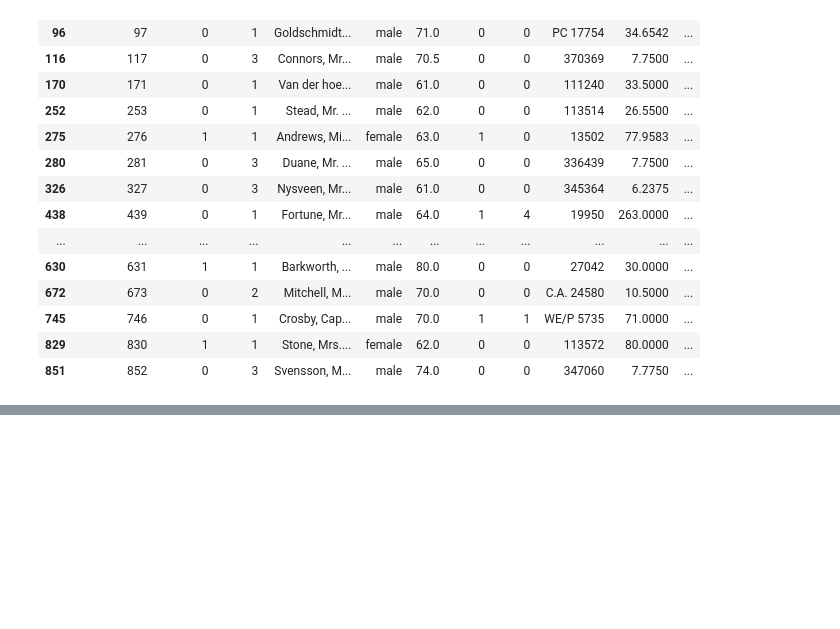
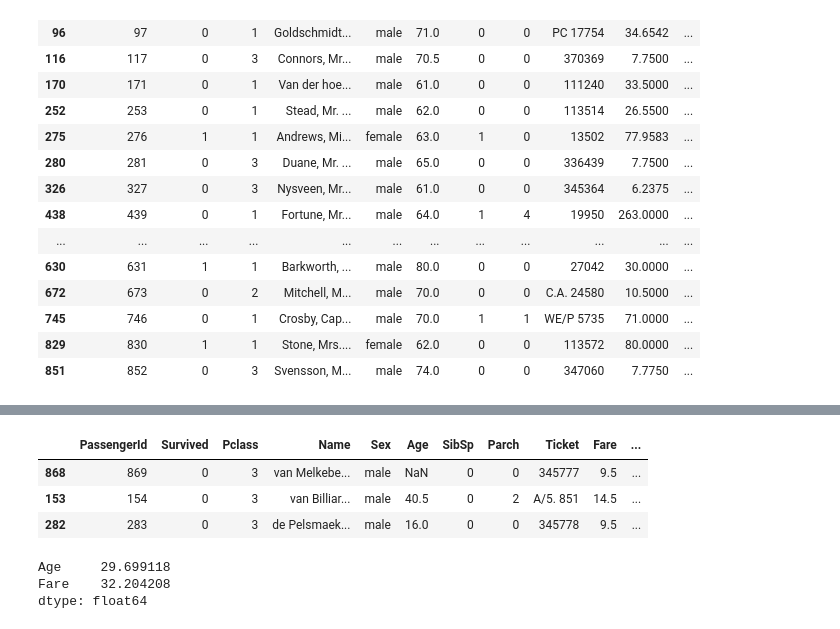
Before and after one commit to jxxyyyn/machineLearningStudy, a Jupyter notebook: chapter1-2_pandas.ipynb, the cells around one changed output, grey strips where cells are left out. Drawn from its saved outputs; the diff is of its cells as text; code cells hidden in the pictures; blank space fills up the shorter version.

```diff
--- a/chapter1-2_pandas.ipynb
+++ b/chapter1-2_pandas.ipynb
@@ -462,0 +482,20 @@ print(titanic_df_complex)
+# %%
+titanic_sorted = titanic_df.sort_values(by=['Name'])
+titanic_sorted.head(3)
+
+titanic_sorted = titanic_df.sort_values(by=['Pclass', 'Name'], ascending=False)
+titanic_sorted.head(3)
+# %% [output]
+|  | PassengerId | Survived | Pclass | Name | Sex | Age | SibSp | Parch | Ticket | Fare | ... |
+| 868 | 869 | 0 | 3 | van Melkebe... | male | NaN | 0 | 0 | 345777 | 9.5 | ... |
+| 153 | 154 | 0 | 3 | van Billiar... | male | 40.5 | 0 | 2 | A/5. 851 | 14.5 | ... |
+| 282 | 283 | 0 | 3 | de Pelsmaek... | male | 16.0 | 0 | 0 | 345778 | 9.5 | ... |
+# %%
+titanic_df.count()
+
+# 특정 칼럼에 aggregation 적용하기
+titanic_df[['Age', 'Fare']].mean()
+# %% [output]
+Age     29.699118
+Fare    32.204208
+dtype: float64
```
Also changed, not shown: parts of 9 cells of this notebook.
